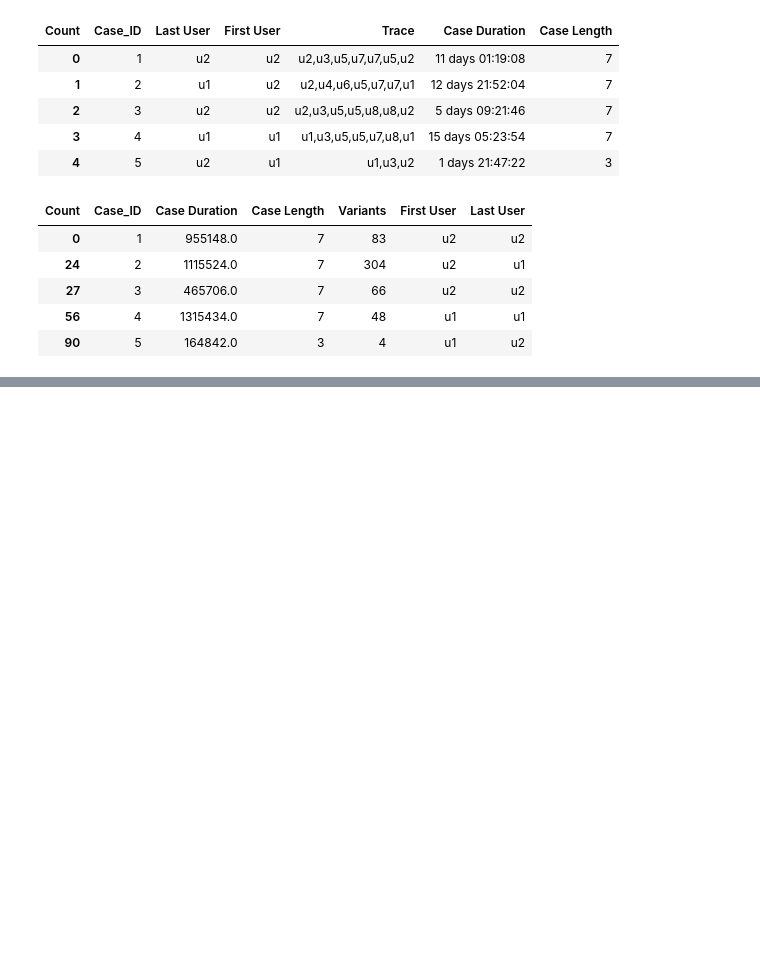
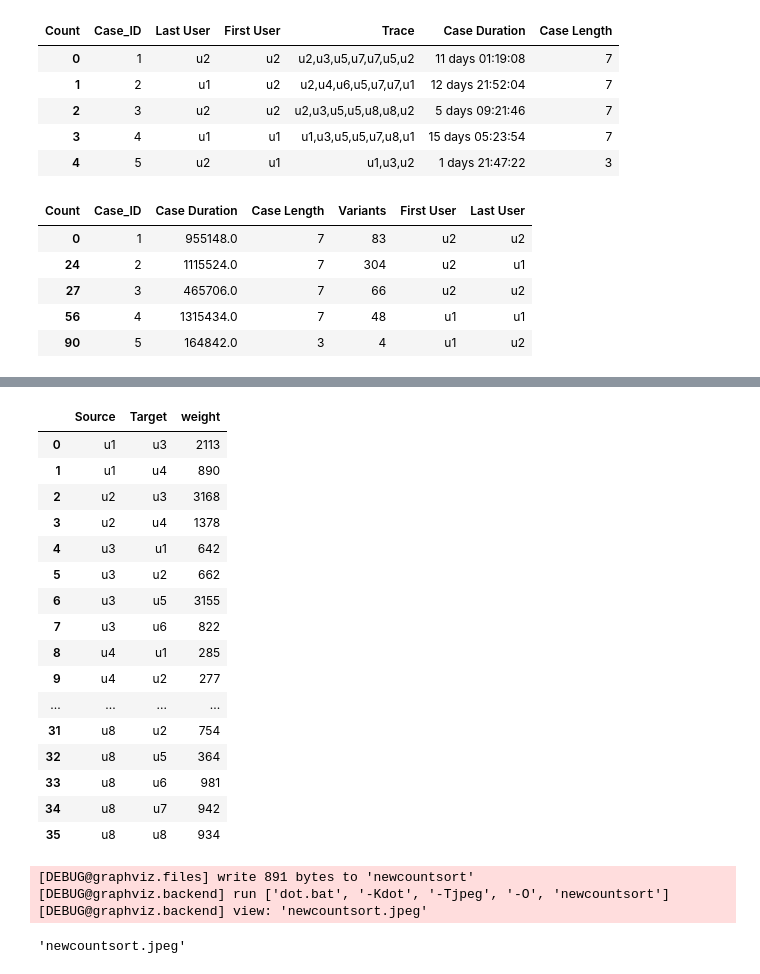
Before and after one commit to nkwachiabel/Process-Mining-A-Primer, a Jupyter notebook: Process Mining 2.ipynb, the cells around one changed output, grey strips where cells are left out. Drawn from its saved outputs; the diff is of its cells as text; code cells hidden in the pictures; blank space fills up the shorter version.

```diff
--- a/Process Mining 2.ipynb
+++ b/Process Mining 2.ipynb
@@ -408,0 +416,48 @@ sort.to_csv('Node_2.csv', index=False)
+# %%
+sortnew1 = sortnew[['Case_ID', 'Source','Target']]
+countsort = sortnew1.groupby(['Source','Target']).size()
+newcountsort = countsort.to_frame(name='weight').reset_index()
+newcountsort
+# %% [output]
+|  | Source | Target | weight |
+| 0 | u1 | u3 | 2113 |
+| 1 | u1 | u4 | 890 |
+| 2 | u2 | u3 | 3168 |
+| 3 | u2 | u4 | 1378 |
+| 4 | u3 | u1 | 642 |
+| 5 | u3 | u2 | 662 |
+| 6 | u3 | u5 | 3155 |
+| 7 | u3 | u6 | 822 |
+| 8 | u4 | u1 | 285 |
+| 9 | u4 | u2 | 277 |
+| ... | ... | ... | ... |
+| 31 | u8 | u2 | 754 |
+| 32 | u8 | u5 | 364 |
+| 33 | u8 | u6 | 981 |
+| 34 | u8 | u7 | 942 |
+| 35 | u8 | u8 | 934 |
+# %%
+G = graphviz.Digraph(format='jpeg')
+
+G.attr(rankdir='LR')
+G.attr('node', shape='circle')
+
+nodelist = []
+for idx, row in newcountsort.iterrows():
+    node1, node2, weight = [str(i) for i in row]
+
+    if node1 not in nodelist:
+        G.node(node1)
+        nodelist.append(node2)
+    if node2 not in nodelist:
+        G.node(node2)
+        nodelist.append(node2)
+
+    G.edge(node1, node2, label = weight)
+
+G.render('newcountsort', view=True)
+# %% [output]
+[DEBUG@graphviz.files] write 891 bytes to 'newcountsort'
+[DEBUG@graphviz.backend] run ['dot.bat', '-Kdot', '-Tjpeg', '-O', 'newcountsort']
+[DEBUG@graphviz.backend] view: 'newcountsort.jpeg'
+'newcountsort.jpeg'
```
Also changed, not shown: parts of 20 cells of this notebook, 3 other files.
